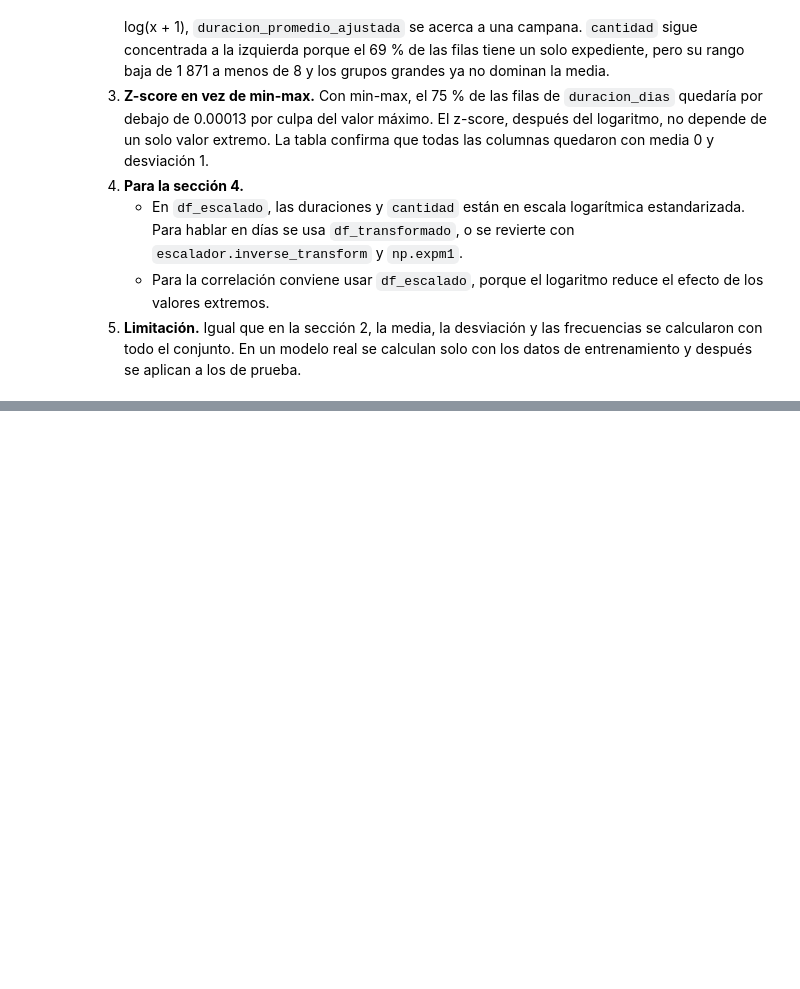
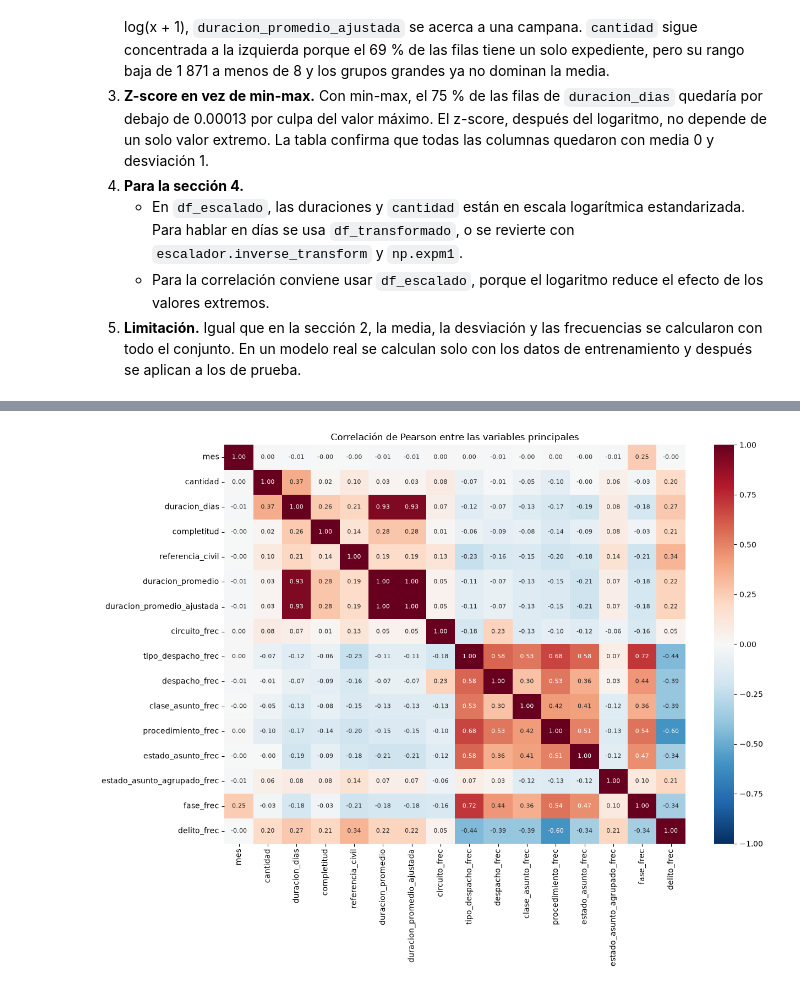
Before and after one commit to Kyaroruki/Laboratorio-4-Mineria-Datos, a Jupyter notebook: lab4_IC2025.ipynb, the cells around one changed output, grey strips where cells are left out. Drawn from its saved outputs; the diff is of its cells as text; code cells hidden in the pictures; blank space fills up the shorter version.

```diff
--- a/lab4_IC2025.ipynb
+++ b/lab4_IC2025.ipynb
@@ -921,0 +986,24 @@ Pendiente:
+# %%
+# 4.2 CORRELACIÓN
+DERIVADAS = ["duracion_dias", "duracion_promedio"]   # salen de la misma duración que el objetivo
+
+def pares_fuertes(corr, umbral=0.7):
+    """Pares de variables distintas con |r| >= umbral."""
+    arriba = corr.where(np.triu(np.ones(corr.shape, dtype=bool), k=1)).stack()
+    pares = arriba[arriba.abs() >= umbral].sort_values(key=abs, ascending=False)
+    return pares.rename("r").reset_index().rename(columns={"level_0": "variable_1", "level_1": "variable_2"})
+
+corr_pearson = df_escalado.corr(method="pearson")
+corr_spearman = df_escalado.corr(method="spearman")
+
+# Mapa de calor sin las one-hot (esas se ven en el gráfico de barras)
+principales = [c for c in df_escalado.columns
+               if not c.startswith(("materia_", "termina_")) and c != "duracion_imputada"]
+plt.figure(figsize=(13, 10))
+sns.heatmap(corr_pearson.loc[principales, principales], annot=True, fmt=".2f", cmap="RdBu_r",
+            vmin=-1, vmax=1, annot_kws={"size": 8})
+plt.title("Correlación de Pearson entre las variables principales")
+plt.tight_layout()
+plt.show()
+# %% [output]
+[figure, added]
```
Also changed, not shown: parts of 18 cells of this notebook.
